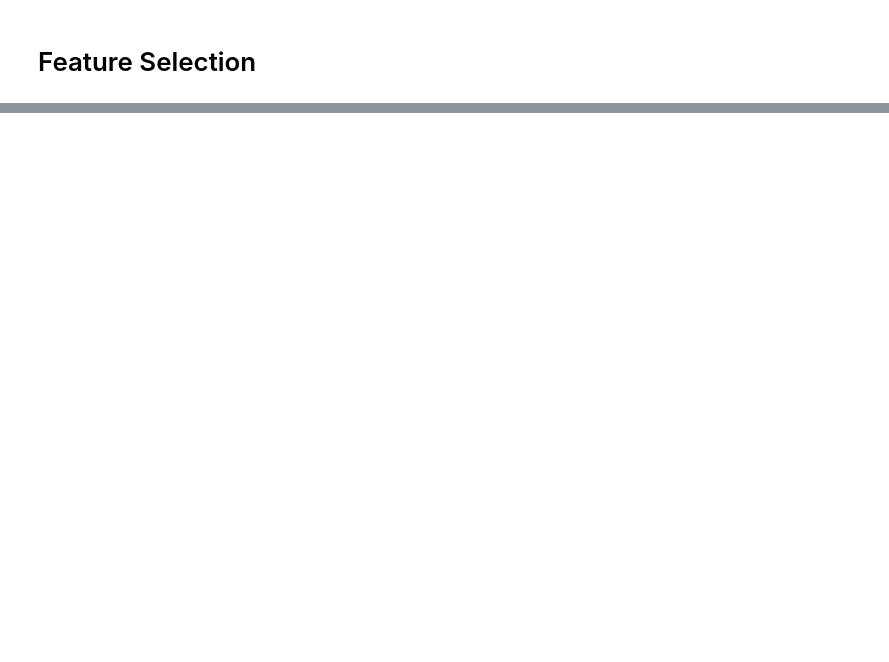
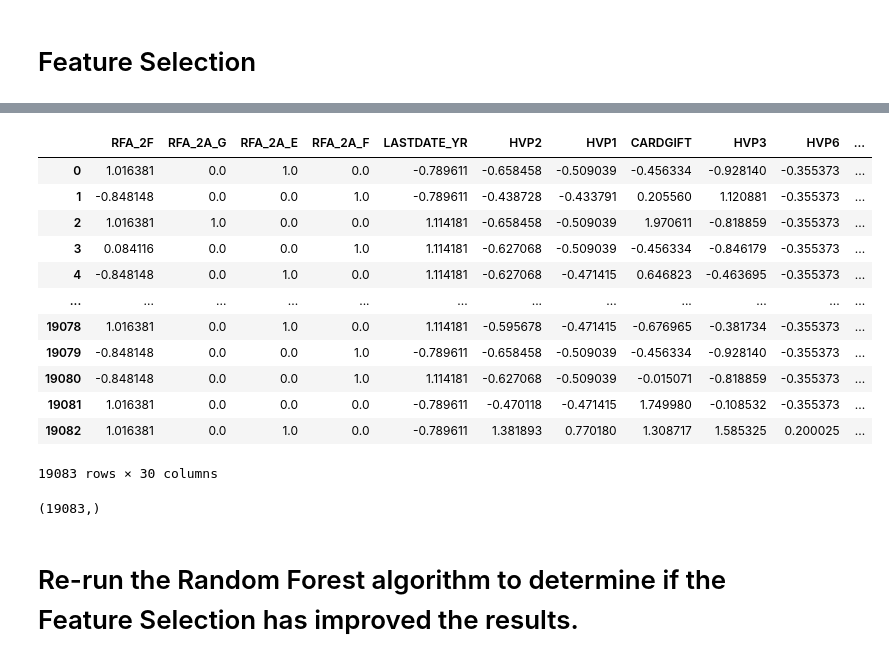
Before and after one commit to tejaldbhatti/lab-handling-data-imbalance-classification, a Jupyter notebook: Health_Care_Imbalance_data.ipynb, the cells around one changed output, grey strips where cells are left out. Cells and saved outputs as stored; diff of their text form; code cells hidden in the pictures; blank space fills up the shorter version.

```diff
--- a/Health_Care_Imbalance_data.ipynb
+++ b/Health_Care_Imbalance_data.ipynb
@@ -326,0 +412,10 @@ array([[11181,  6924],
+# %%
+# x_Test_FS =[]
+# for i in X_test_r.columns:
+#     if i in (data_upsampled_fS.columns):
+#         x_Test_FS.append(i)
+
+x_Test_FS = []
+for i in data_upsampled_fS.columns:
+    if i in (X_test_r.columns):
+        x_Test_FS.append(i)
@@ -326,0 +459,22 @@ array([[11181,  6924],
+# %%
+new_X_test
+# %% [output]
+|  | RFA_2F | RFA_2A_G | RFA_2A_E | RFA_2A_F | LASTDATE_YR | HVP2 | HVP1 | CARDGIFT | HVP3 | HVP6 | ... |
+| 0 | 1.016381 | 0.0 | 1.0 | 0.0 | -0.789611 | -0.658458 | -0.509039 | -0.456334 | -0.928140 | -0.355373 | ... |
+| 1 | -0.848148 | 0.0 | 0.0 | 1.0 | -0.789611 | -0.438728 | -0.433791 | 0.205560 | 1.120881 | -0.355373 | ... |
+| 2 | 1.016381 | 1.0 | 0.0 | 0.0 | 1.114181 | -0.658458 | -0.509039 | 1.970611 | -0.818859 | -0.355373 | ... |
+| 3 | 0.084116 | 0.0 | 0.0 | 1.0 | 1.114181 | -0.627068 | -0.509039 | -0.456334 | -0.846179 | -0.355373 | ... |
+| 4 | -0.848148 | 0.0 | 1.0 | 0.0 | 1.114181 | -0.627068 | -0.471415 | 0.646823 | -0.463695 | -0.355373 | ... |
+| ... | ... | ... | ... | ... | ... | ... | ... | ... | ... | ... | ... |
+| 19078 | 1.016381 | 0.0 | 1.0 | 0.0 | 1.114181 | -0.595678 | -0.471415 | -0.676965 | -0.381734 | -0.355373 | ... |
+| 19079 | -0.848148 | 0.0 | 0.0 | 1.0 | -0.789611 | -0.658458 | -0.509039 | -0.456334 | -0.928140 | -0.355373 | ... |
+| 19080 | -0.848148 | 0.0 | 0.0 | 1.0 | 1.114181 | -0.627068 | -0.509039 | -0.015071 | -0.818859 | -0.355373 | ... |
+| 19081 | 1.016381 | 0.0 | 0.0 | 0.0 | -0.789611 | -0.470118 | -0.471415 | 1.749980 | -0.108532 | -0.355373 | ... |
+| 19082 | 1.016381 | 0.0 | 1.0 | 0.0 | -0.789611 | 1.381893 | 0.770180 | 1.308717 | 1.585325 | 0.200025 | ... |
+19083 rows × 30 columns
+# %%
+y_test.shape
+# %% [output]
+(19083,)
+# %% [markdown]
+# Re-run the Random Forest algorithm to determine if the Feature Selection has improved the results.
```
Also changed, not shown: parts of 30 cells of this notebook.
